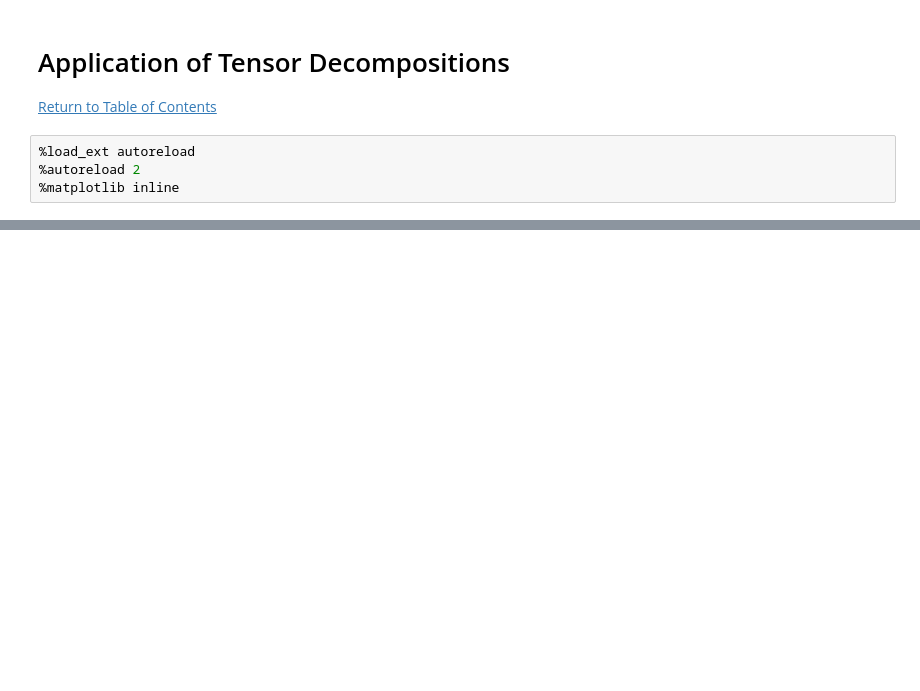
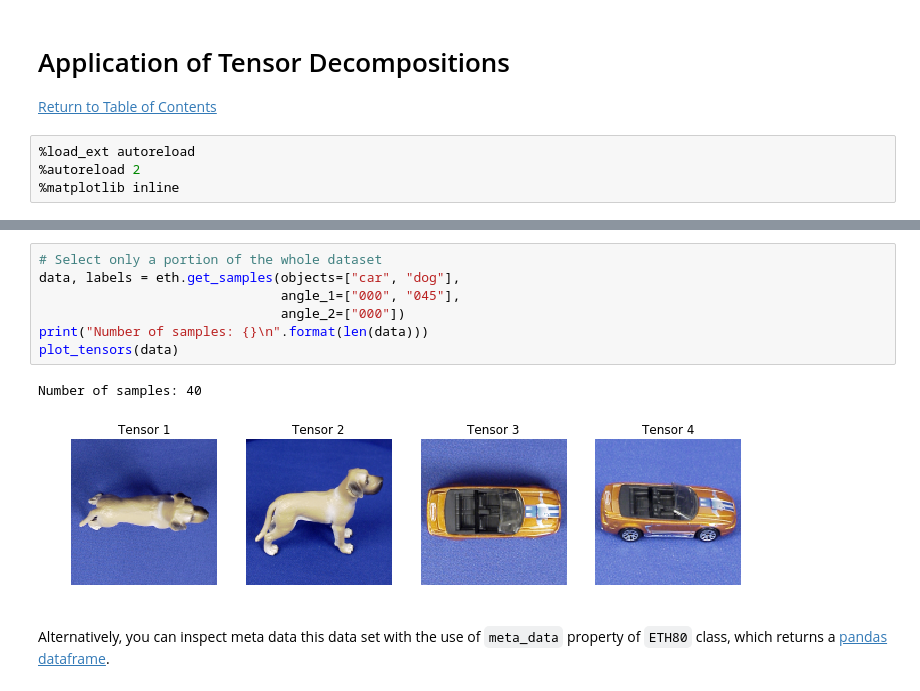
Before and after one commit to IlyaKisil/inns-2019, a Jupyter notebook: notebooks/2_Applications_of_tensor_decompositions.ipynb, the cells around one changed output, grey strips where cells are left out. Cells and saved outputs as stored; diff of their text form; blank space fills up the shorter version.

```diff
--- a/notebooks/2_Applications_of_tensor_decompositions.ipynb
+++ b/notebooks/2_Applications_of_tensor_decompositions.ipynb
@@ -112,2 +261,14 @@ eth = ETH80()
+# %%
+# Select only a portion of the whole dataset
+data, labels = eth.get_samples(objects=["car", "dog"],
+                               angle_1=["000", "045"],
+                               angle_2=["000"])
+print("Number of samples: {}\n".format(len(data)))
+plot_tensors(data)
+# %% [output]
+Number of samples: 40
+[figure, added]
+# %% [markdown]
+Alternatively, you can inspect meta data this data set with the use of `meta_data` property of `ETH80` class, which returns a [pandas dataframe](https://www.geeksforgeeks.org/python-pandas-dataframe/).
 # %%
 eth.meta_data.head()
```
Also changed, not shown: parts of 37 cells of this notebook, 8 other files.
